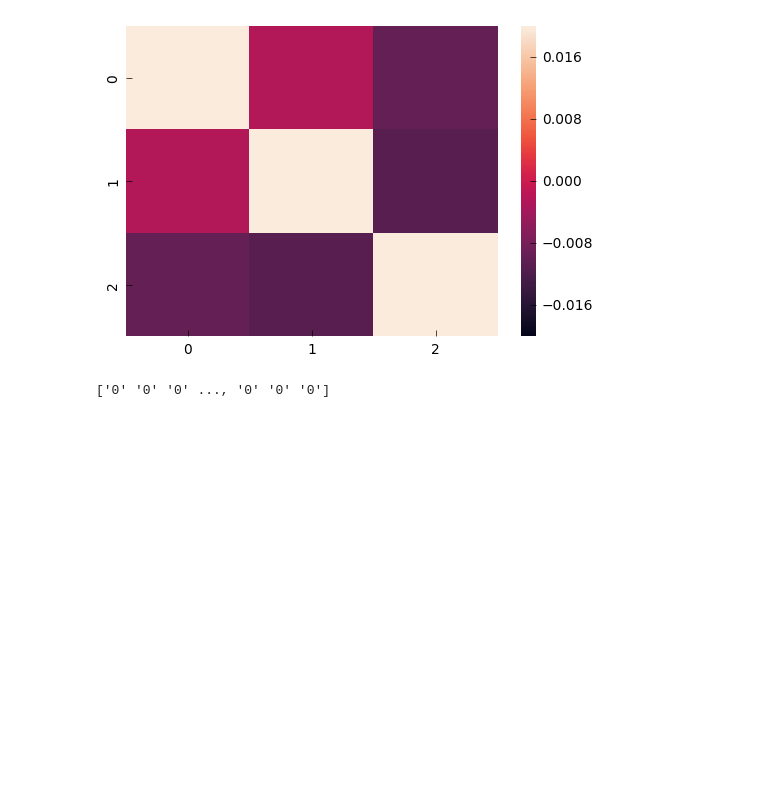
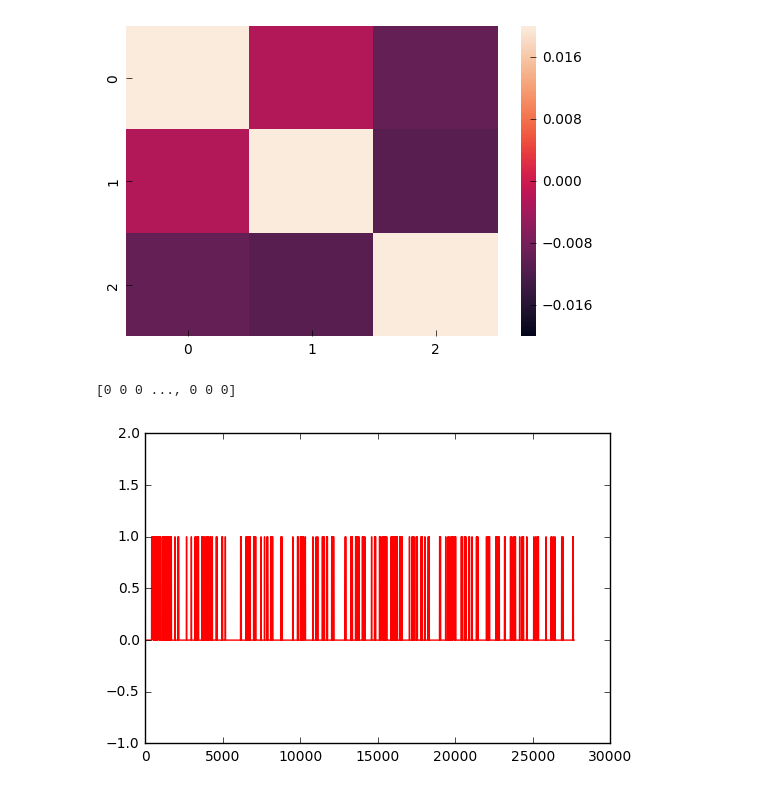
Before and after one commit to MoonBlvd/MDP_data_recording, a Jupyter notebook: warning_statistics.ipynb, the cells around one changed output. Cells and saved outputs as stored; diff of their text form; code cells hidden in the pictures; blank space fills up the shorter version.

```diff
--- a/warning_statistics.ipynb
+++ b/warning_statistics.ipynb
@@ -199,13 +199,18 @@ plt.show
 # %%
 '''
 Load optimal action for 05182017 trajectory and compare with warning/anomalies
 '''
 optimal_action_path = []
 with open('optimal_action.txt') as f:
     lines = f.readlines()
     for line in lines:
-        optimal_action_path.append(line.strip())
+        optimal_action_path.append(int(line.strip()))
 optimal_action_path = np.array(optimal_action_path)
 print (optimal_action_path)
+plt.figure(1)
+plt.plot(optimal_action_path,'r')
+plt.ylim([-1,2])
+plt.show()
 # %% [output]
-['0' '0' '0' ..., '0' '0' '0']
+[0 0 0 ..., 0 0 0]
+[figure, added]
```
